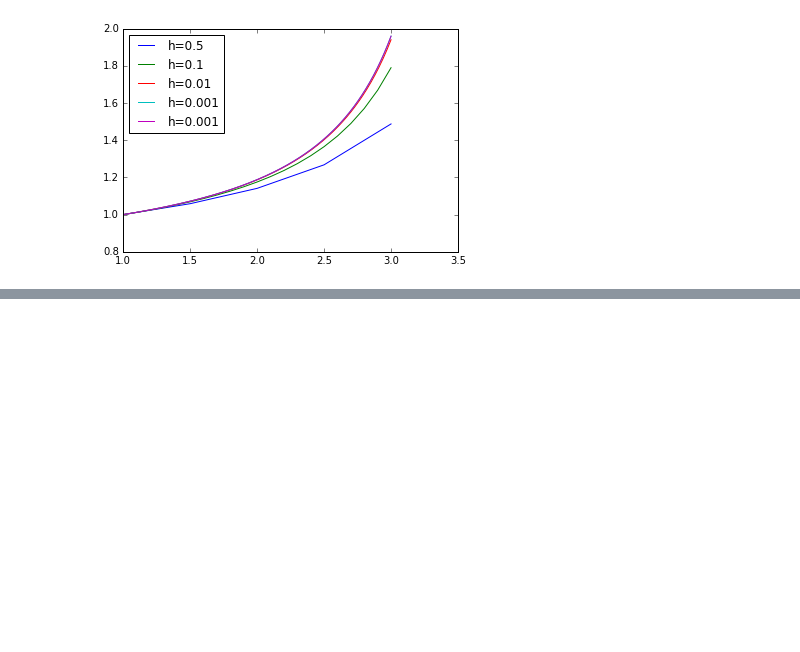
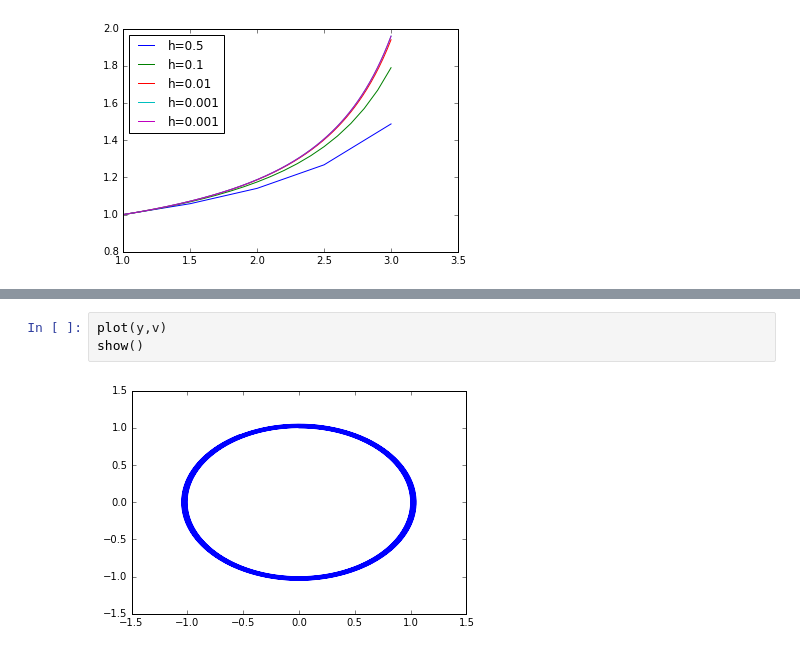
Before and after one commit to fcoenrqz/Integradores, a Jupyter notebook: Metodo_Euler.ipynb, the cells around one changed output, grey strips where cells are left out. Saved outputs shown, nothing was run; the diff lists cells and outputs as text; blank space fills up the shorter version.

```diff
--- a/Metodo_Euler.ipynb
+++ b/Metodo_Euler.ipynb
@@ -69,0 +77,5 @@ ValueError: setting an array element with a sequence.
+# %%
+plot(y,v)
+show()
+# %% [output]
+[figure, added]
```
Also changed, not shown: parts of 4 cells of this notebook.
